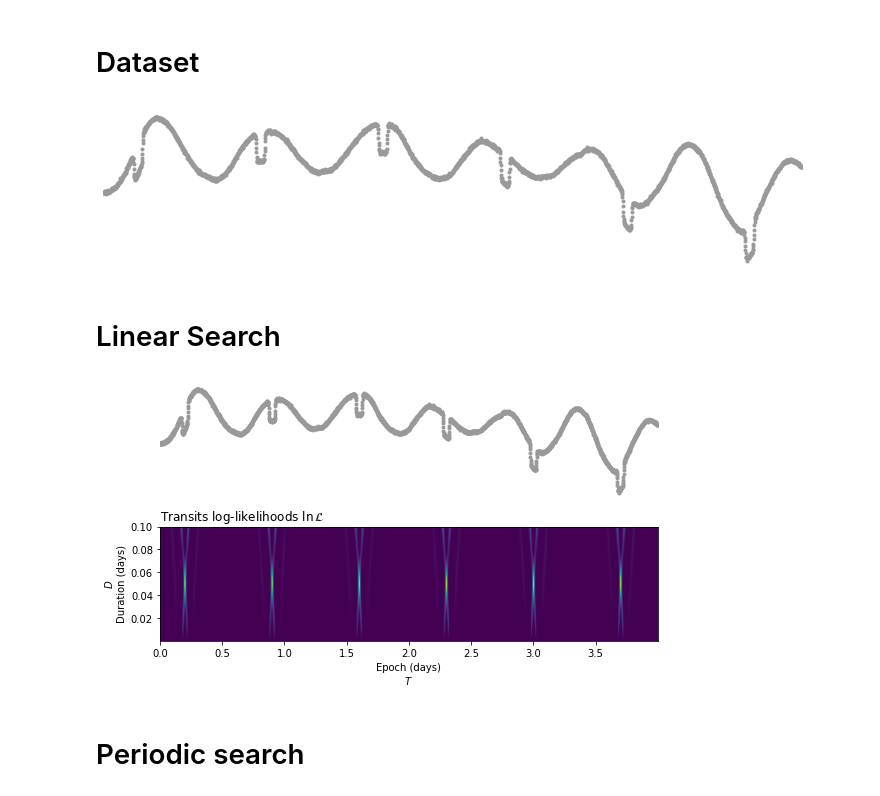
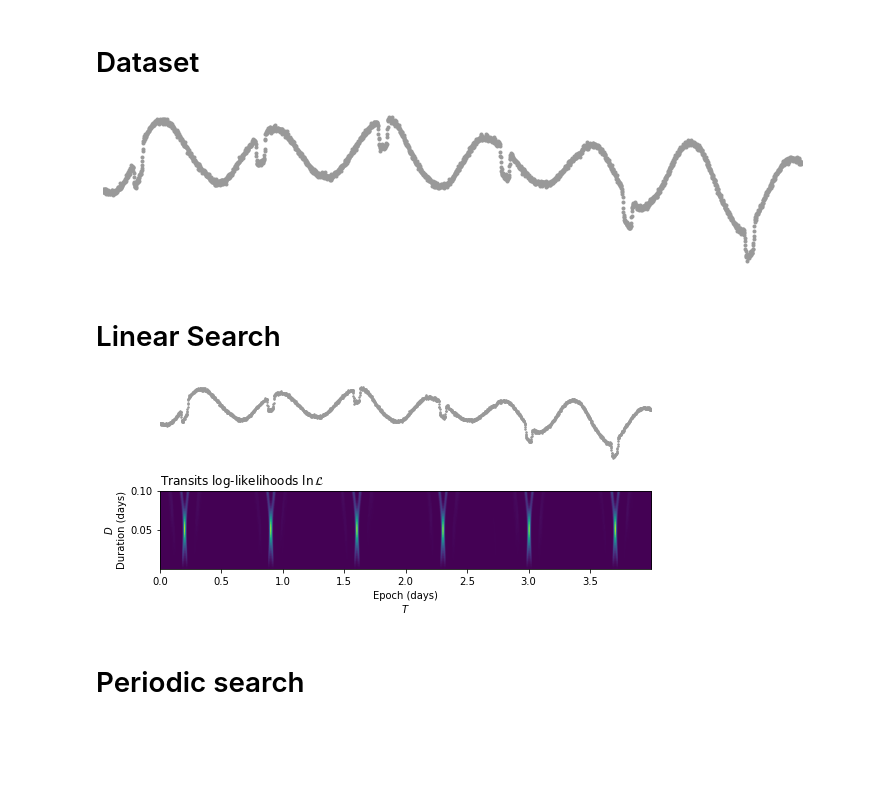
Before and after one commit to lgrcia/paper-nuance, a Jupyter notebook: simple/notebooks/principle.ipynb, the cells around one changed output. Drawn from its saved outputs; the diff is of its cells as text; code cells hidden in the pictures; blank space fills up the shorter version.

```diff
--- a/simple/notebooks/principle.ipynb
+++ b/simple/notebooks/principle.ipynb
@@ -11,7 +11,7 @@ jax.config.update("jax_enable_x64", True)
 # %%
 dt = 2/60/24
 time = np.arange(0, 4, dt)
-error = 0.0005
+error = 0.001
 X = np.vander(time, N=4, increasing=True)
 w = [1., 0.0005, -0.0002, -0.0005]
 true_period = 0.7
@@ -34,7 +34,7 @@ plt.tight_layout()
 
 plt.savefig("../figures/principle_dataset.pdf")
 # %% [output]
-[figure, old version]
+[figure, new version]
 # %% [markdown]
 # Linear Search
 # %%
@@ -46,23 +46,23 @@ t0s = time.copy()
 Ds = np.linspace(0.0001, 0.1, 30)
 nu.linear_search(t0s, Ds)
 # %%
-plt.figure(None, (8, 4.5))
+plt.figure(None, (8, 3.5))
 plt.subplot(211)
-plt.plot(time, diff_flux, ".", c="0.6")
+plt.plot(time, diff_flux, ".", c="0.6", ms=3)
 plt.ylabel("diff. flux")
 plt.xlim(time.min(), time.max())
 plt.axis("off")
 
 plt.subplot(212)
 nu.search_data.show_ll()
 plt.ylabel("$D$\nDuration (days)")
 plt.xlabel("Epoch (days)\n$T$")
 plt.title("Transits log-likelihoods $\mathcal{\ln L}$", loc='left')
 plt.tight_layout()
 
 plt.savefig("../figures/principle_linear_search.pdf")
 # %% [output]
-[figure, old version]
+[figure, new version]
 # %% [markdown]
 # Periodic search
 # %%
```
Also changed, not shown: parts of 10 cells of this notebook, 8 other files.
